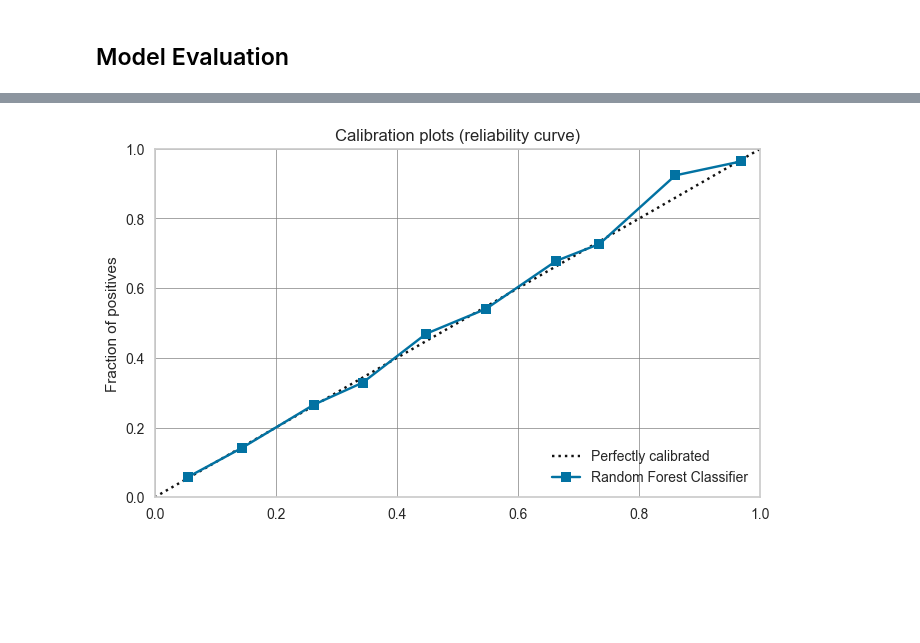
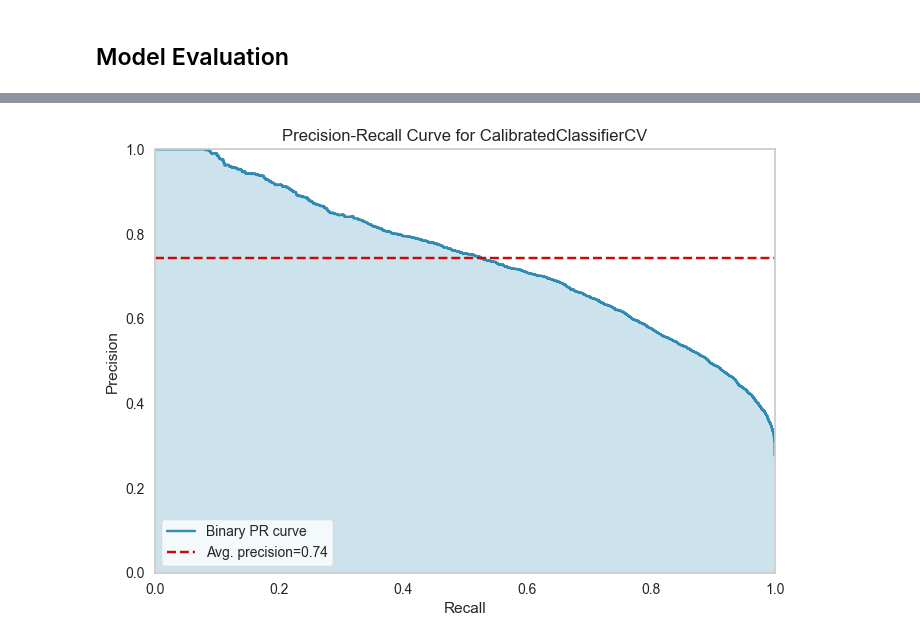
Before and after one commit to garudapaksi-yusuf/Hotel_Booking_Demand, a Jupyter notebook: Hotel_Booking_Demand_Part_2.ipynb, the cells around one changed output, grey strips where cells are left out. Drawn from its saved outputs; the diff is of its cells as text; code cells hidden in the pictures; blank space fills up the shorter version.

Commit message:
model evaluation (rework)

```diff
--- a/Hotel_Booking_Demand_Part_2.ipynb
+++ b/Hotel_Booking_Demand_Part_2.ipynb
@@ -716,9 +757,9 @@ with pd.option_context('display.max_columns', None):
 # %%
-# Adding 'F-beta' score & Hotel Cost metric
-experiment1.add_metric(id='F2', name='F2', score_func=fbeta_score, beta=0.5)
+# Adding custom metrics
+experiment1.add_metric(id='F0.5', name='F0.5', score_func=fbeta_score, beta=0.5)
 experiment1.add_metric(id='cost', name='Cost', score_func=calculate_cost, greater_is_better=False)
 
 # Comparing performances of models in experiment #1
-experiment1_holdout = experiment1.compare_models()
+experiment1_holdout = experiment1.compare_models(exclude='catboost')
 # %% [output]
 [interactive output not drawn]
@@ -742,6 +786,5 @@ experiment1_holdout = experiment1.compare_models()
 # %%
-# Assigning 'Random Forest Classifier' as experimentation model
-experiment1_model = experiment1.create_model(estimator='rf',
-                                             return_train_score=True) # Showing cross-validation score
+# Assigning '...' as experimentation model
+experiment1_model = experiment1.create_model(estimator='lightgbm', return_train_score=True)
 # %% [output]
 [interactive output not drawn]
@@ -766,8 +809,6 @@ experiment1_model = experiment1.create_model(estimator='rf',
 # %%
 # Tuning model's hyperparameter
-experiment1_model_tuned = experiment1.tune_model(estimator=experiment1_model,
-                                                 custom_grid=parameters, # Using custom gridspace
-                                                 search_algorithm='grid',
-                                                 return_train_score=True)
+experiment1_model_tuned = experiment1.tune_model(estimator=experiment1_model, custom_grid=parameters_lightgbm, search_algorithm='grid',
+                                                 optimize='F0.5', return_train_score=True)
 # %% [output]
 [interactive output not drawn]
@@ -2051,0 +1481,3 @@ plot_model(estimator=experiment0_model, plot='calibration')
+# %%
+# Calibrating model...
+experiment1_model_calibrated = experiment1.calibrate_model(estimator=experiment1_model_tuned, method='isotonic', return_train_score=True)
@@ -2105,6 +1509,6 @@ experiment7_model_calibrated = experiment7.calibrate_model(estimator=experiment7
 # %%
-plot_model(estimator=experiment7_model_calibrated, plot='calibration')
+plot_model(estimator=experiment1_model_calibrated, plot='pr')
 # %% [output]
 [interactive output not drawn]
-[figure, old version]
+[figure, new version]
 # %%
```
Also changed, not shown: parts of 191 cells of this notebook.
